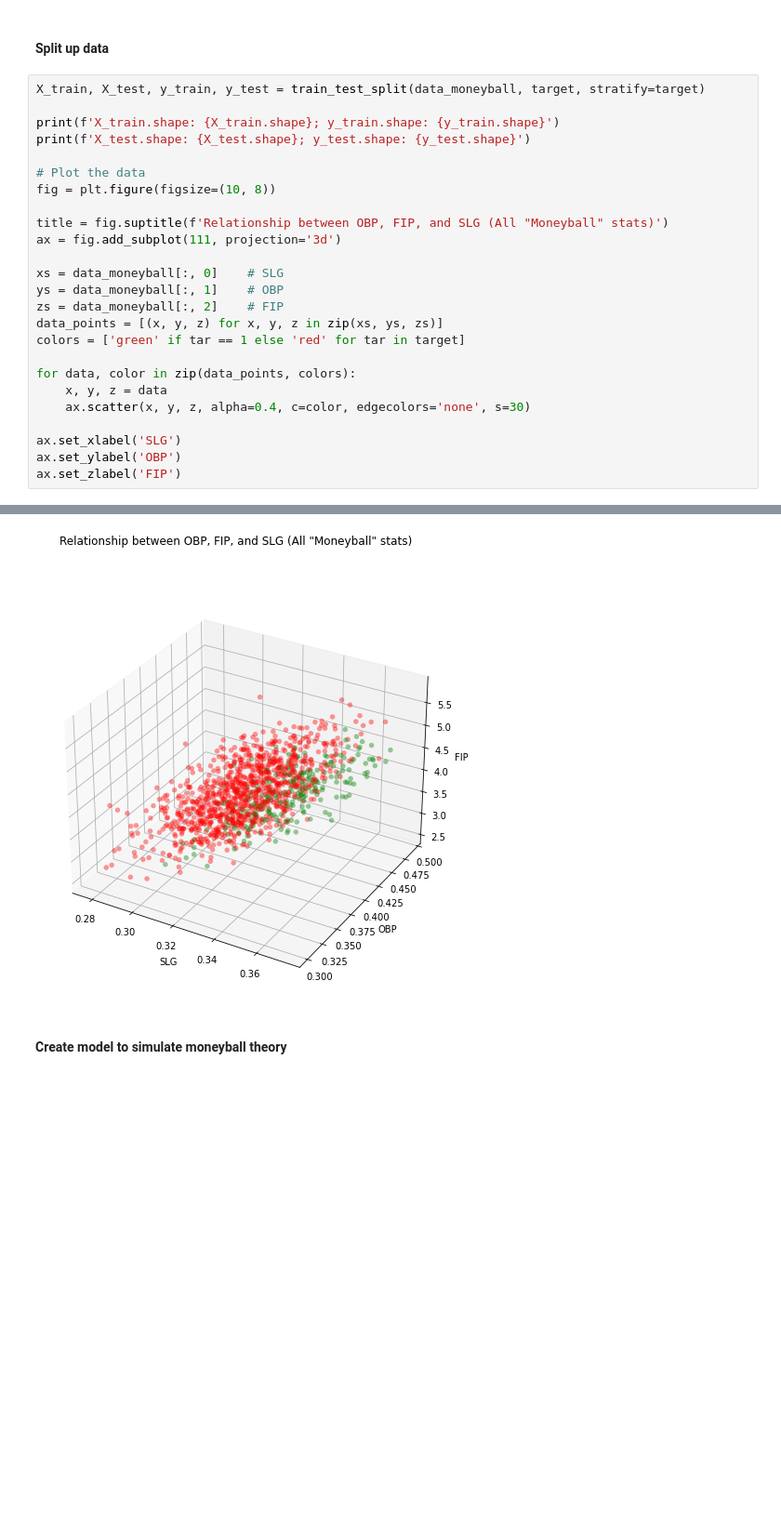
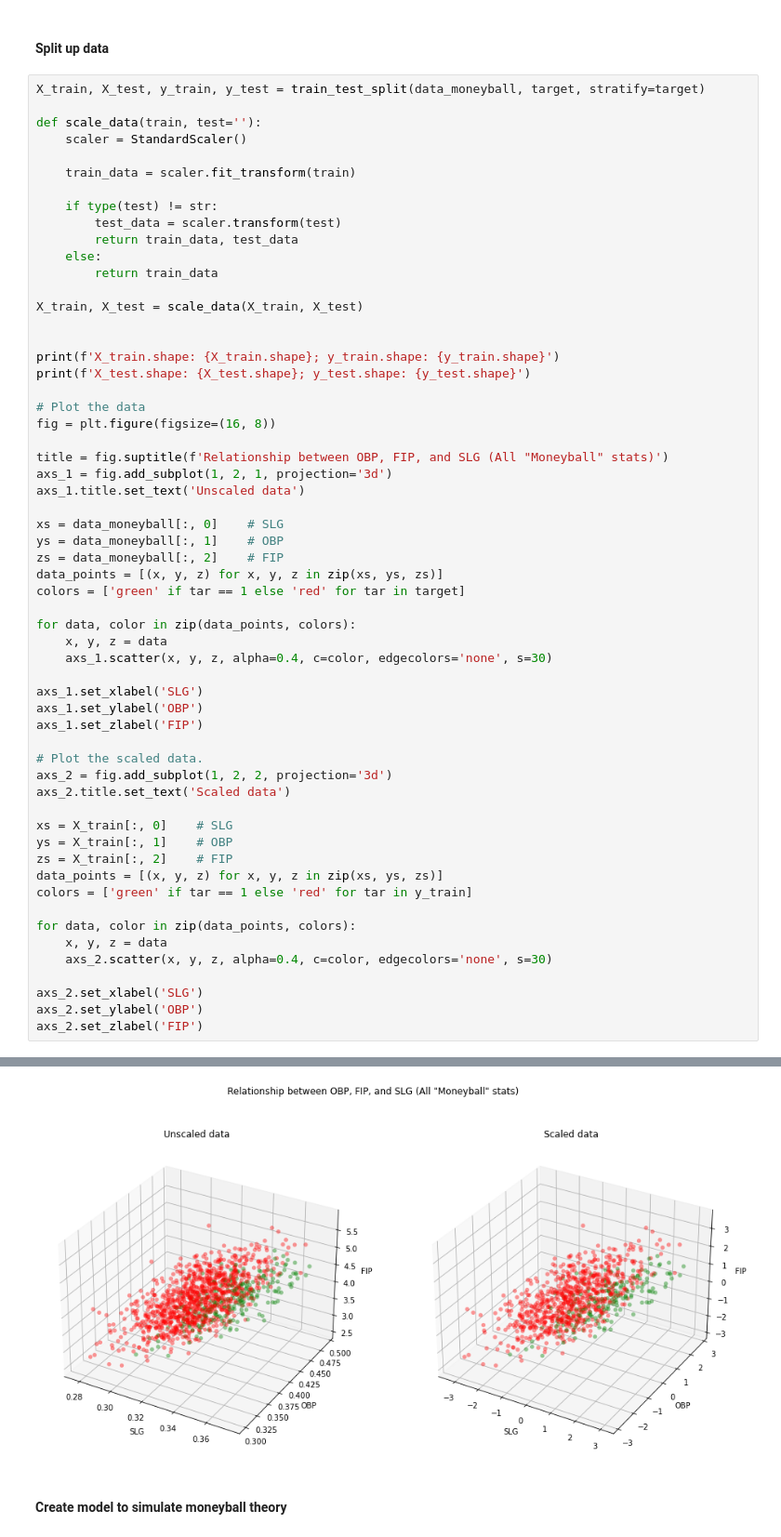
Before and after one commit to rohannakra/Moneyball-Data-Analysis, a Jupyter notebook: main.ipynb, the cells around one changed output, grey strips where cells are left out. Shown: that part at 93% size. Saved outputs shown, nothing was run; the diff lists cells and outputs as text; blank space fills up the shorter version.

```diff
--- a/main.ipynb
+++ b/main.ipynb
@@ -196,34 +196,67 @@ Name: Playoffs, Length: 1232, dtype: int64
 #### Split up data
 # %%
 X_train, X_test, y_train, y_test = train_test_split(data_moneyball, target, stratify=target)
+
+def scale_data(train, test=''):
+    scaler = StandardScaler()
+
+    train_data = scaler.fit_transform(train)
+
+    if type(test) != str:
+        test_data = scaler.transform(test)
+        return train_data, test_data
+    else:
+        return train_data
+
+X_train, X_test = scale_data(X_train, X_test)
+
 
 print(f'X_train.shape: {X_train.shape}; y_train.shape: {y_train.shape}')
 print(f'X_test.shape: {X_test.shape}; y_test.shape: {y_test.shape}')
 
 # Plot the data
-fig = plt.figure(figsize=(10, 8))
+fig = plt.figure(figsize=(16, 8))
 
 title = fig.suptitle(f'Relationship between OBP, FIP, and SLG (All "Moneyball" stats)')
-ax = fig.add_subplot(111, projection='3d')
+axs_1 = fig.add_subplot(1, 2, 1, projection='3d')
+axs_1.title.set_text('Unscaled data')
 
 xs = data_moneyball[:, 0]    # SLG
 ys = data_moneyball[:, 1]    # OBP
 zs = data_moneyball[:, 2]    # FIP
 data_points = [(x, y, z) for x, y, z in zip(xs, ys, zs)]
 colors = ['green' if tar == 1 else 'red' for tar in target]
 
 for data, color in zip(data_points, colors):
     x, y, z = data
-    ax.scatter(x, y, z, alpha=0.4, c=color, edgecolors='none', s=30)
+    axs_1.scatter(x, y, z, alpha=0.4, c=color, edgecolors='none', s=30)
 
-ax.set_xlabel('SLG')
-ax.set_ylabel('OBP')
-ax.set_zlabel('FIP')
+axs_1.set_xlabel('SLG')
+axs_1.set_ylabel('OBP')
+axs_1.set_zlabel('FIP')
+
+# Plot the scaled data.
+axs_2 = fig.add_subplot(1, 2, 2, projection='3d')
+axs_2.title.set_text('Scaled data')
+
+xs = X_train[:, 0]    # SLG
+ys = X_train[:, 1]    # OBP
+zs = X_train[:, 2]    # FIP
+data_points = [(x, y, z) for x, y, z in zip(xs, ys, zs)]
+colors = ['green' if tar == 1 else 'red' for tar in y_train]
+
+for data, color in zip(data_points, colors):
+    x, y, z = data
+    axs_2.scatter(x, y, z, alpha=0.4, c=color, edgecolors='none', s=30)
+
+axs_2.set_xlabel('SLG')
+axs_2.set_ylabel('OBP')
+axs_2.set_zlabel('FIP')
 # %% [output]
 X_train.shape: (924, 3); y_train.shape: (924,)
 X_test.shape: (308, 3); y_test.shape: (308,)
 Text(0.5, 0, 'FIP')
-[figure, old version]
+[figure, new version]
 # %% [markdown]
 #### Create model to simulate moneyball theory
 # %%
```
Also changed, not shown: parts of 8 cells of this notebook.
